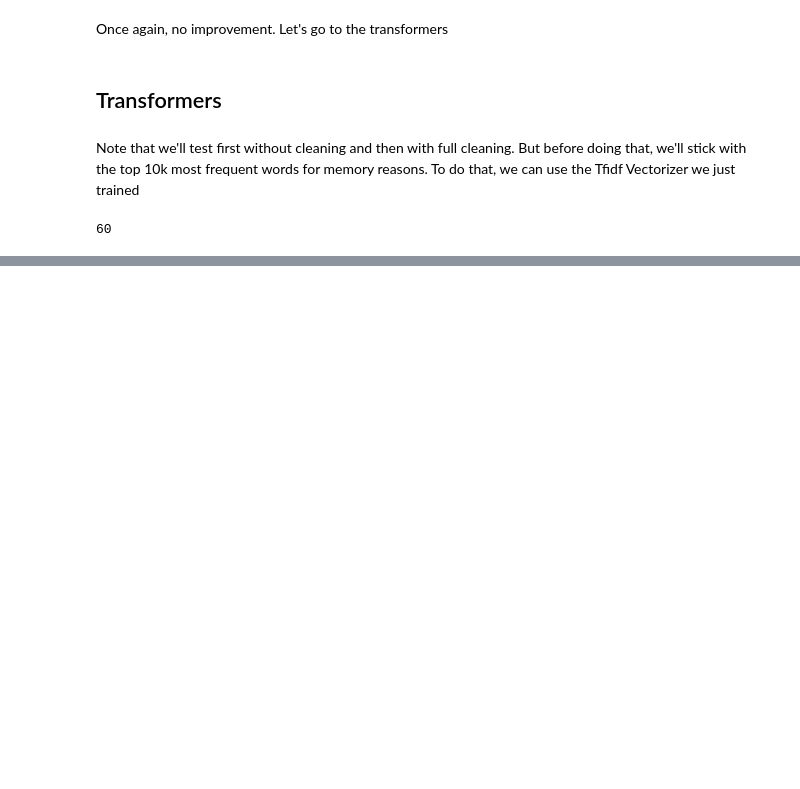
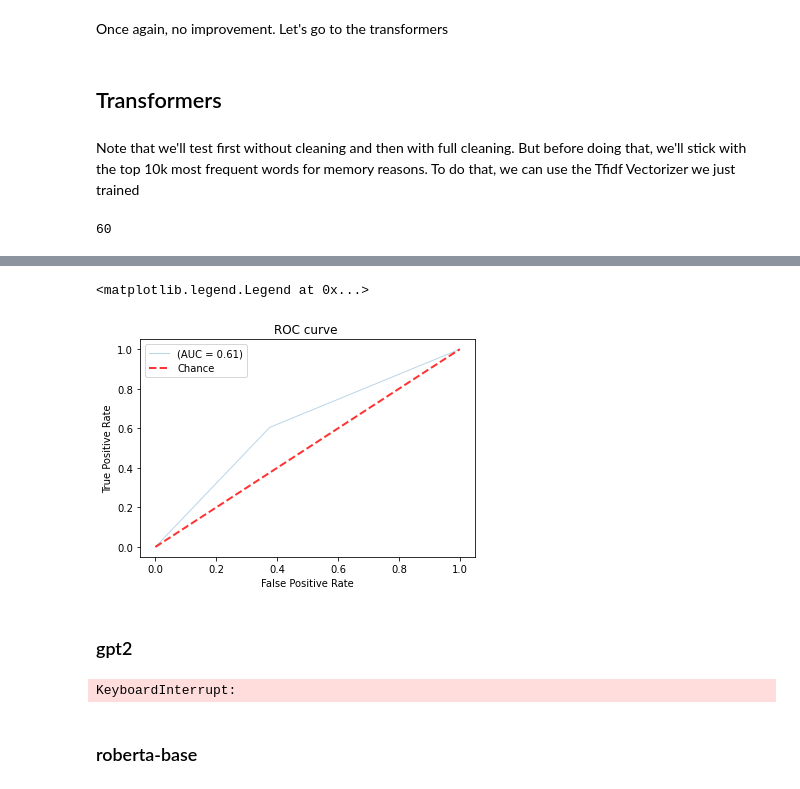
Before and after one commit to StefaniPl/NLP_Project, a Jupyter notebook: classification_task.ipynb, the cells around one changed output, grey strips where cells are left out. Cells and saved outputs as stored; diff of their text form; code cells hidden in the pictures; blank space fills up the shorter version.

Commit message:
results for bert and roberta: rf, lg, kn

```diff
--- a/classification_task.ipynb
+++ b/classification_task.ipynb
@@ -510,5 +518,5 @@ Done 50/50
 # %%
 X_test_emb = get_representation(data=X_test,
                                  model_name='distilbert-base-uncased',
-                                 splits=50)
+                                 splits=200)
 # %% [output]
@@ -574,4 +542,0 @@ Done 30/30
-# %%
-lg = LogisticRegression()
-lg.fit(X_train_emb, y_train)
-print(classification_report(y_test, lg.predict(X_test_emb)))
@@ -587,4 +542,0 @@ weighted avg       0.67      0.70      0.63     23178
-# %%
-xgb = XGBClassifier()
-xgb.fit(X_train_emb, y_train)
-print(classification_report(y_test, xgb.predict(X_test_emb)))
@@ -637,0 +568,4 @@ representations = embeddings.get_representation(model_name, list(df_clean.text.v
+# %%
+model = KNeighborsClassifier()
+model.fit(X_train_emb, y_train)
+print(classification_report(y_test, model.predict(X_test_emb)))
@@ -637,0 +581,20 @@ representations = embeddings.get_representation(model_name, list(df_clean.text.v
+# %%
+# ROC curve
+y_true = y_test
+y_pre = model.predict(X_test_emb)
+ax1=plt.subplot(111)
+fpr, tpr, thresholds = roc_curve(y_true, y_pre)
+roc_auc = auc(fpr, tpr)
+ax1.plot(fpr, tpr, lw=1, alpha=0.3,label='(AUC = %0.2f)'%roc_auc)
+ax1.plot([0, 1], [0, 1], linestyle='--', lw=2, color='r', label='Chance', alpha=.8)
+ax1.set_xlim([-0.05, 1.05])
+ax1.set_ylim([-0.05, 1.05])
+ax1.set_xlabel('False Positive Rate')
+ax1.set_ylabel('True Positive Rate')
+ax1.set_title('ROC curve ')
+ax1.legend(loc='best')
+# %% [output]
+<matplotlib.legend.Legend at 0x...>
+[figure, added]
+# %% [markdown]
+### gpt2
@@ -637,0 +636,6 @@ representations = embeddings.get_representation(model_name, list(df_clean.text.v
+# %%
+X_train_emb_gpt = get_representation(data=X_train,
+                                     model_name='gpt2',
+                                     splits=250)
+# %% [output]
+KeyboardInterrupt:
@@ -637,0 +646,2 @@ representations = embeddings.get_representation(model_name, list(df_clean.text.v
+# %% [markdown]
+### roberta-base
```
Also changed, not shown: parts of 29 cells of this notebook.
